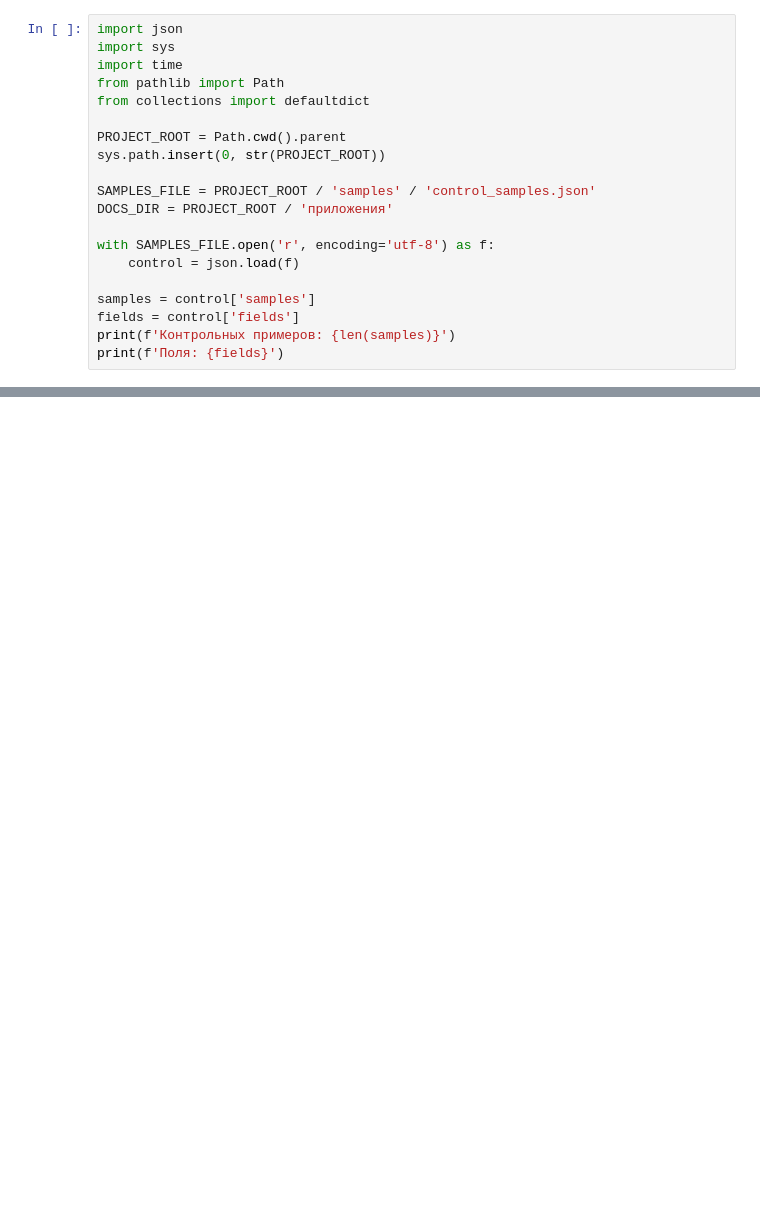
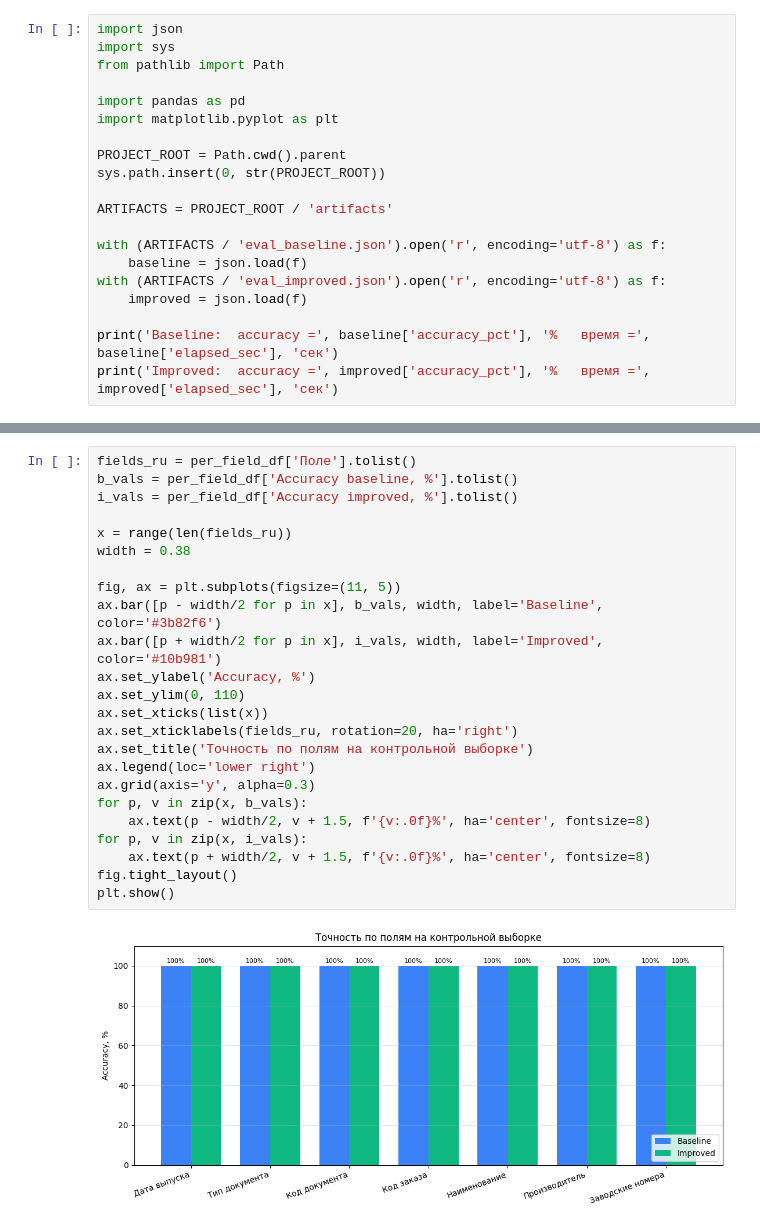
Before and after one commit to GrafZLaa/aie_project_Bukhna, a Jupyter notebook: project/notebooks/02_baselines.ipynb, the cells around one changed output, grey strips where cells are left out. Cells and saved outputs as stored; diff of their text form; blank space fills up the shorter version.

Commit message:
notebooks: прогнал 02_baselines с таблицами, графиками и живым extract

```diff
--- a/project/notebooks/02_baselines.ipynb
+++ b/project/notebooks/02_baselines.ipynb
@@ -12,20 +18,20 @@
 # %%
 import json
 import sys
-import time
 from pathlib import Path
-from collections import defaultdict
+
+import pandas as pd
+import matplotlib.pyplot as plt
 
 PROJECT_ROOT = Path.cwd().parent
 sys.path.insert(0, str(PROJECT_ROOT))
 
-SAMPLES_FILE = PROJECT_ROOT / 'samples' / 'control_samples.json'
-DOCS_DIR = PROJECT_ROOT / 'приложения'
+ARTIFACTS = PROJECT_ROOT / 'artifacts'
 
-with SAMPLES_FILE.open('r', encoding='utf-8') as f:
-    control = json.load(f)
+with (ARTIFACTS / 'eval_baseline.json').open('r', encoding='utf-8') as f:
+    baseline = json.load(f)
+with (ARTIFACTS / 'eval_improved.json').open('r', encoding='utf-8') as f:
+    improved = json.load(f)
 
-samples = control['samples']
-fields = control['fields']
-print(f'Контрольных примеров: {len(samples)}')
-print(f'Поля: {fields}')
+print('Baseline:  accuracy =', baseline['accuracy_pct'], '%   время =', baseline['elapsed_sec'], 'сек')
+print('Improved:  accuracy =', improved['accuracy_pct'], '%   время =', improved['elapsed_sec'], 'сек')
@@ -96 +103,27 @@ print(f'\nВремя improved: {improved_elapsed:.1f} сек')
+# %%
+fields_ru = per_field_df['Поле'].tolist()
+b_vals = per_field_df['Accuracy baseline, %'].tolist()
+i_vals = per_field_df['Accuracy improved, %'].tolist()
+
+x = range(len(fields_ru))
+width = 0.38
+
+fig, ax = plt.subplots(figsize=(11, 5))
+ax.bar([p - width/2 for p in x], b_vals, width, label='Baseline', color='#3b82f6')
+ax.bar([p + width/2 for p in x], i_vals, width, label='Improved', color='#10b981')
+ax.set_ylabel('Accuracy, %')
+ax.set_ylim(0, 110)
+ax.set_xticks(list(x))
+ax.set_xticklabels(fields_ru, rotation=20, ha='right')
+ax.set_title('Точность по полям на контрольной выборке')
+ax.legend(loc='lower right')
+ax.grid(axis='y', alpha=0.3)
+for p, v in zip(x, b_vals):
+    ax.text(p - width/2, v + 1.5, f'{v:.0f}%', ha='center', fontsize=8)
+for p, v in zip(x, i_vals):
+    ax.text(p + width/2, v + 1.5, f'{v:.0f}%', ha='center', fontsize=8)
+fig.tight_layout()
+plt.show()
+# %% [output]
+[figure, added]
 # %% [markdown]
```
Also changed, not shown: parts of 23 cells of this notebook.
